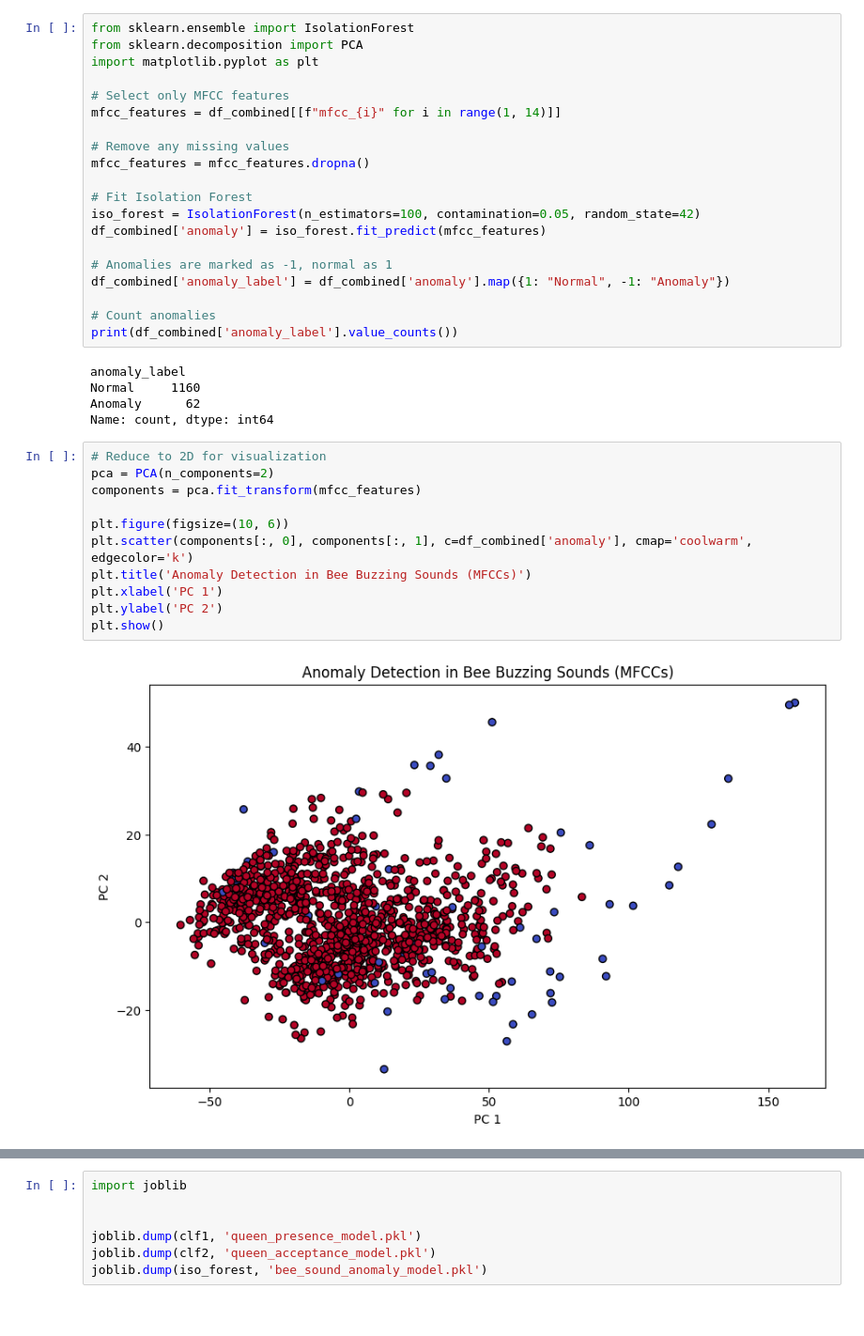
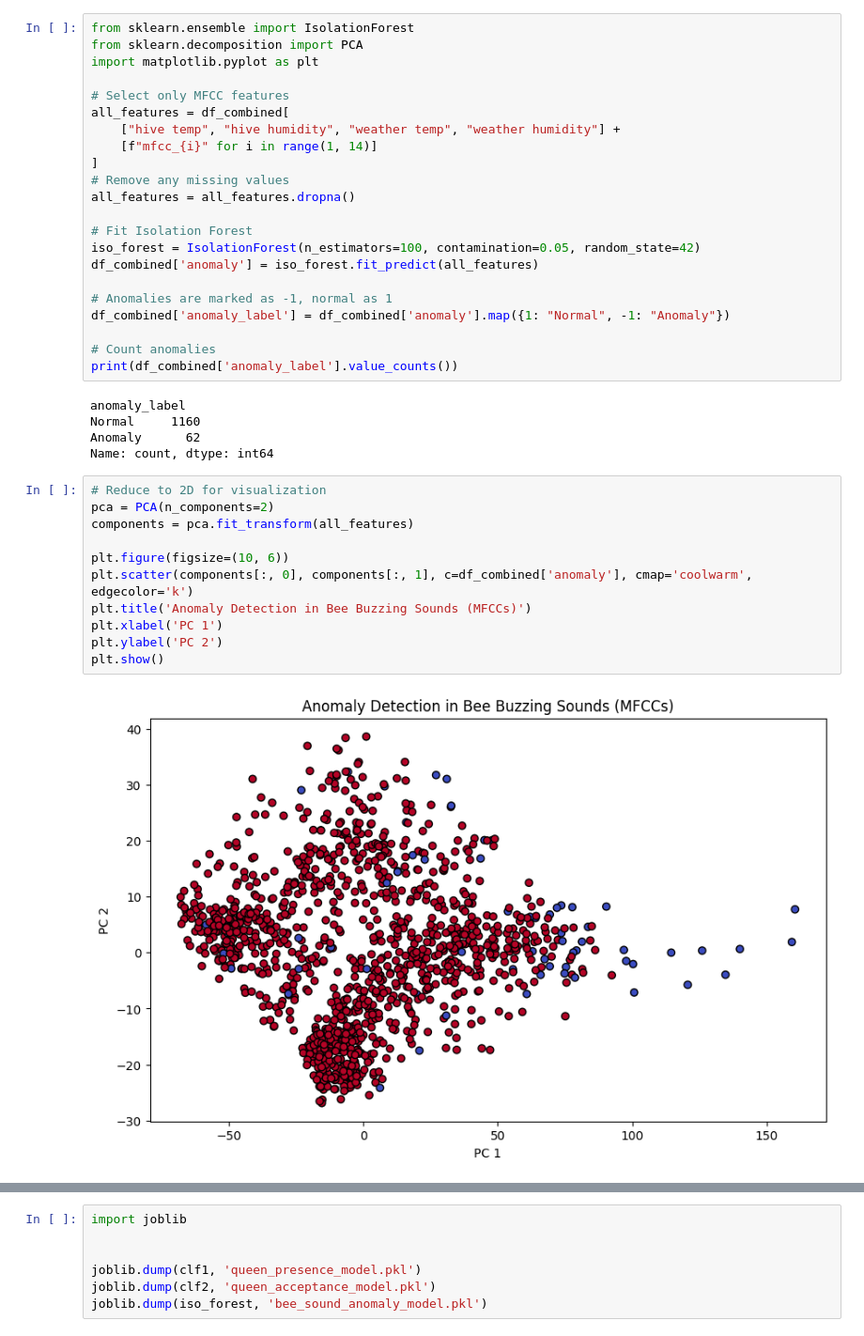
Before and after one commit to Chulanjana/Beehive-Health-Detection-System, a Jupyter notebook: analysis1.ipynb, the cells around one changed output, grey strips where cells are left out. Shown at 94% size. Cells and saved outputs as stored; diff of their text form.

Commit message:
anomaly prediction model

```diff
--- a/analysis1.ipynb
+++ b/analysis1.ipynb
@@ -460,14 +480,16 @@ from sklearn.decomposition import PCA
 import matplotlib.pyplot as plt
 
 # Select only MFCC features
-mfcc_features = df_combined[[f"mfcc_{i}" for i in range(1, 14)]]
-
+all_features = df_combined[
+    ["hive temp", "hive humidity", "weather temp", "weather humidity"] +
+    [f"mfcc_{i}" for i in range(1, 14)]
+]
 # Remove any missing values
-mfcc_features = mfcc_features.dropna()
+all_features = all_features.dropna()
 
 # Fit Isolation Forest
 iso_forest = IsolationForest(n_estimators=100, contamination=0.05, random_state=42)
-df_combined['anomaly'] = iso_forest.fit_predict(mfcc_features)
+df_combined['anomaly'] = iso_forest.fit_predict(all_features)
 
 # Anomalies are marked as -1, normal as 1
 df_combined['anomaly_label'] = df_combined['anomaly'].map({1: "Normal", -1: "Anomaly"})
@@ -482,16 +504,16 @@ Name: count, dtype: int64
 # %%
 # Reduce to 2D for visualization
 pca = PCA(n_components=2)
-components = pca.fit_transform(mfcc_features)
+components = pca.fit_transform(all_features)
 
 plt.figure(figsize=(10, 6))
 plt.scatter(components[:, 0], components[:, 1], c=df_combined['anomaly'], cmap='coolwarm', edgecolor='k')
 plt.title('Anomaly Detection in Bee Buzzing Sounds (MFCCs)')
 plt.xlabel('PC 1')
 plt.ylabel('PC 2')
 plt.show()
 # %% [output]
-[figure, old version]
+[figure, new version]
 # %%
 anomalous_files = df_combined[df_combined['anomaly_label'] == "Anomaly"]['file name'].tolist()
 print("Anomalous Audio Files:", anomalous_files)
```
Also changed, not shown: parts of 3 cells of this notebook, 2 other files.
